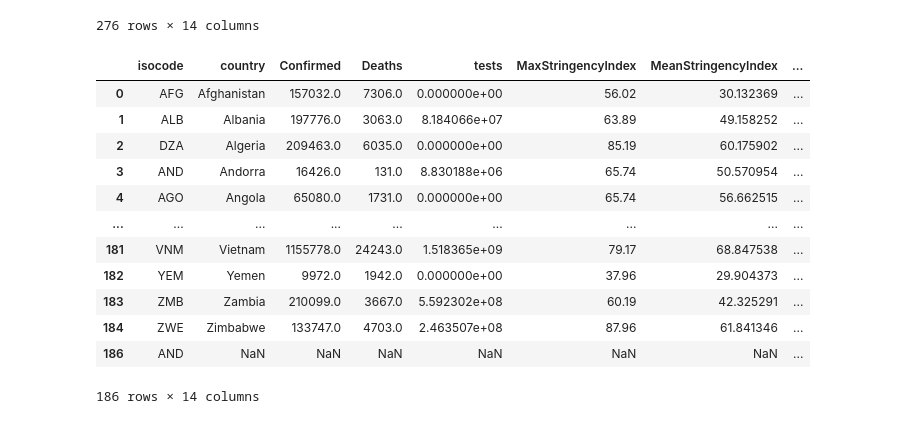
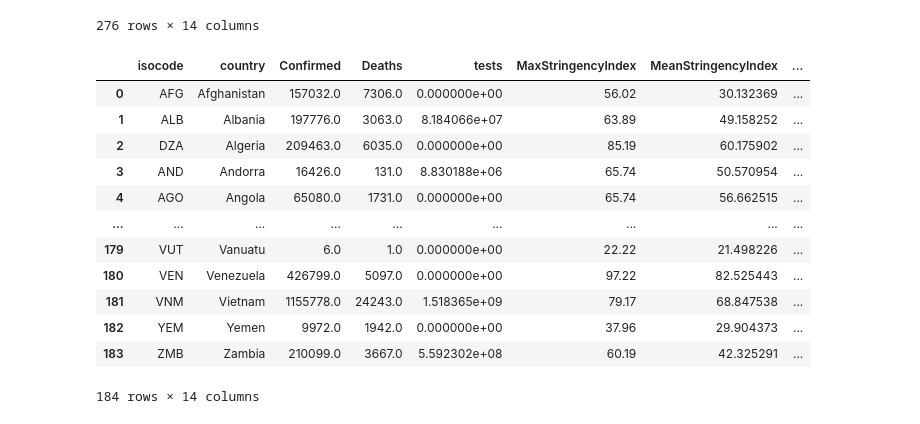
Before and after one commit to polinaprinii/DAP-Project, a Jupyter notebook: Linear Regression/Final Dataset.ipynb, the cells around one changed output. Cells and saved outputs as stored; diff of their text form; code cells hidden in the pictures.

```diff
--- a/Linear Regression/Final Dataset.ipynb
+++ b/Linear Regression/Final Dataset.ipynb
@@ -102,21 +102,21 @@ finalmerge
 | 275 | OWID_NIR | Northern Ireland | NaN | NaN | NaN | NaN | NaN | ... |
 276 rows × 14 columns
 # %%
-finalmerge = finalmerge.drop(labels = range(185,186),axis = 0)
+finalmerge = finalmerge.drop(labels = range(184,276),axis = 0)
 finalmerge
 # %% [output]
 |  | isocode | country | Confirmed | Deaths | tests | MaxStringencyIndex | MeanStringencyIndex | ... |
 | 0 | AFG | Afghanistan | 157032.0 | 7306.0 | 0.000000e+00 | 56.02 | 30.132369 | ... |
 | 1 | ALB | Albania | 197776.0 | 3063.0 | 8.184066e+07 | 63.89 | 49.158252 | ... |
 | 2 | DZA | Algeria | 209463.0 | 6035.0 | 0.000000e+00 | 85.19 | 60.175902 | ... |
 | 3 | AND | Andorra | 16426.0 | 131.0 | 8.830188e+06 | 65.74 | 50.570954 | ... |
 | 4 | AGO | Angola | 65080.0 | 1731.0 | 0.000000e+00 | 65.74 | 56.662515 | ... |
 | ... | ... | ... | ... | ... | ... | ... | ... | ... |
+| 179 | VUT | Vanuatu | 6.0 | 1.0 | 0.000000e+00 | 22.22 | 21.498226 | ... |
+| 180 | VEN | Venezuela | 426799.0 | 5097.0 | 0.000000e+00 | 97.22 | 82.525443 | ... |
 | 181 | VNM | Vietnam | 1155778.0 | 24243.0 | 1.518365e+09 | 79.17 | 68.847538 | ... |
 | 182 | YEM | Yemen | 9972.0 | 1942.0 | 0.000000e+00 | 37.96 | 29.904373 | ... |
 | 183 | ZMB | Zambia | 210099.0 | 3667.0 | 5.592302e+08 | 60.19 | 42.325291 | ... |
-| 184 | ZWE | Zimbabwe | 133747.0 | 4703.0 | 2.463507e+08 | 87.96 | 61.841346 | ... |
-| 186 | AND | NaN | NaN | NaN | NaN | NaN | NaN | ... |
-186 rows × 14 columns
+184 rows × 14 columns
 # %%
 finalmerge.to_csv('D:/Git/DAP-Project/Linear Regression/finaldataset.csv',encoding = 'utf-8')
```
Also changed, not shown: 1 other file.
